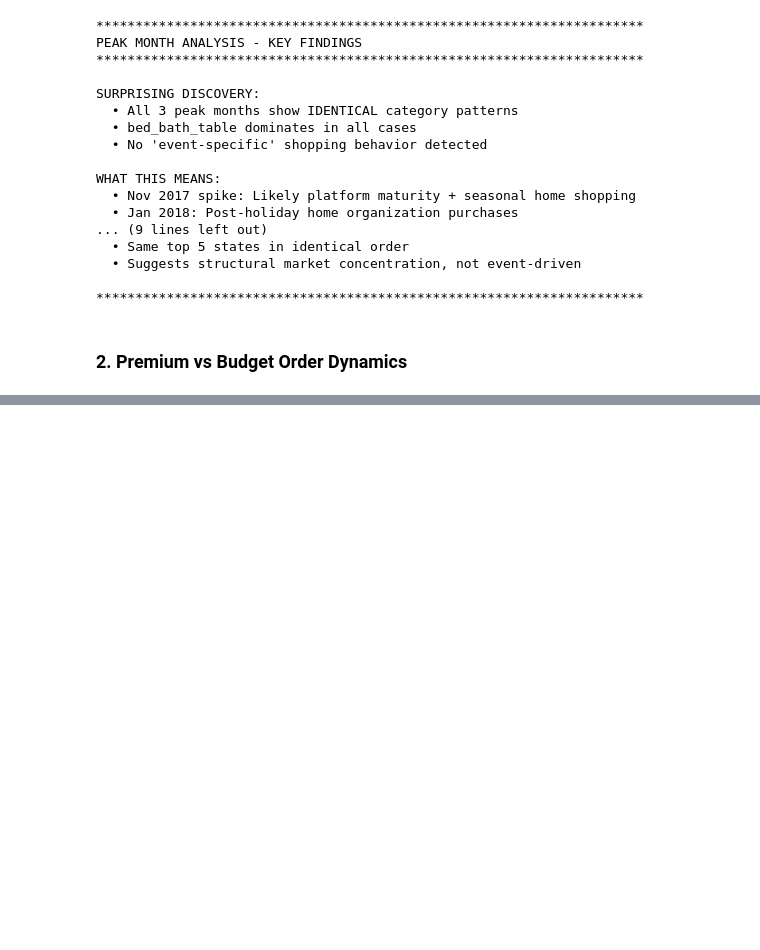
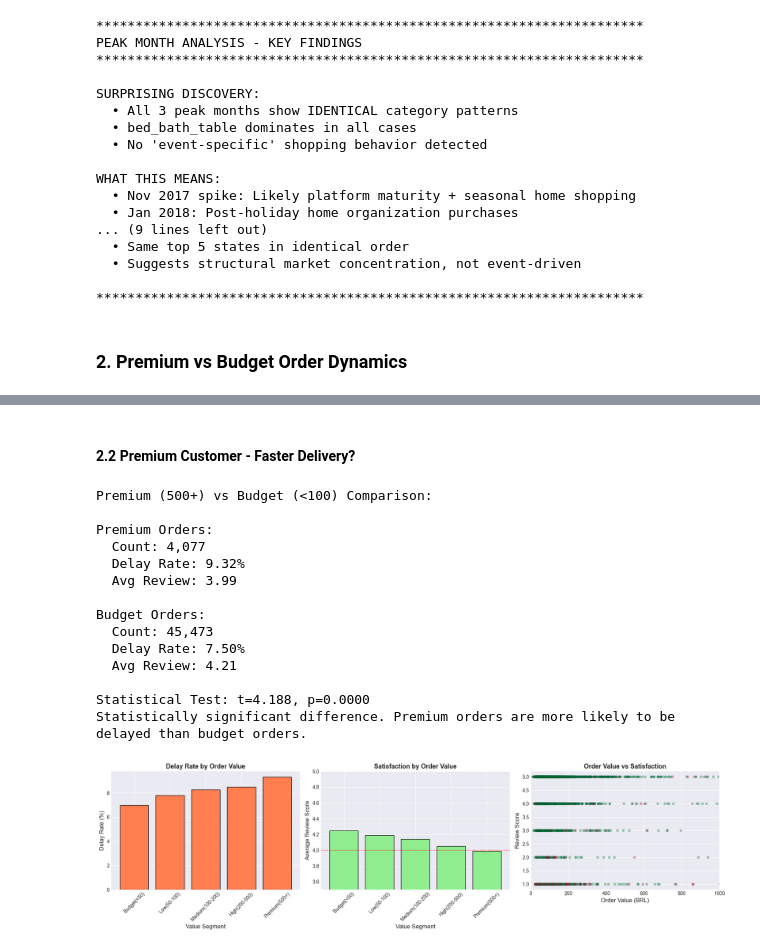
Before and after one commit to gnpthbalaji/ds_with_ai_capstone, a Jupyter notebook: notebooks/03_descriptive_analytics.ipynb, the cells around one changed output, grey strips where cells are left out. Drawn from its saved outputs; the diff is of its cells as text; code cells hidden in the pictures; blank space fills up the shorter version.

```diff
--- a/notebooks/03_descriptive_analytics.ipynb
+++ b/notebooks/03_descriptive_analytics.ipynb
@@ -379,0 +442,77 @@ WHAT THIS MEANS:
+# %% [markdown]
+#### 2.2 Premium Customer - Faster Delivery?
+# %%
+# Does Higher Value = Better Experience?
+premium = value_df[value_df['total_order_value'] >= 500]
+budget = value_df[value_df['total_order_value'] < 100]
+
+print("Premium (500+) vs Budget (<100) Comparison:")
+print(f"\nPremium Orders:")
+print(f"  Count: {len(premium):,}")
+print(f"  Delay Rate: {premium['is_delayed'].mean() * 100:.2f}%")
+print(f"  Avg Review: {premium['review_score'].mean():.2f}")
+
+print(f"\nBudget Orders:")
+print(f"  Count: {len(budget):,}")
+print(f"  Delay Rate: {budget['is_delayed'].mean() * 100:.2f}%")
+print(f"  Avg Review: {budget['review_score'].mean():.2f}")
+
+# T-test
+t_stat, p_value = stats.ttest_ind(premium['is_delayed'], budget['is_delayed'])
+print(f"\nStatistical Test: t={t_stat:.3f}, p={p_value:.4f}")
+if p_value < 0.05:
+    print("Statistically significant difference. Premium orders are more likely to be delayed than budget orders.")
+else:
+    print("No significant difference")
+
+
+# Visualization
+
+fig, axes = plt.subplots(1, 3, figsize=(18, 5))
+
+# Delay rates by segment
+axes[0].bar(segment_comparison.index, segment_comparison['Delay_Rate_%'],
+           color='coral', edgecolor='black')
+axes[0].set_xlabel('Value Segment', fontsize=12)
+axes[0].set_ylabel('Delay Rate (%)', fontsize=12)
+axes[0].set_title('Delay Rate by Order Value', fontsize=13, fontweight='bold')
+axes[0].tick_params(axis='x', rotation=45)
+
+# Review scores by segment
+axes[1].bar(segment_comparison.index, segment_comparison['Avg_Review_Score'],
+           color='lightgreen', edgecolor='black')
+axes[1].axhline(4.0, color='red', linestyle='--', linewidth=1, alpha=0.7)
+axes[1].set_xlabel('Value Segment', fontsize=12)
+axes[1].set_ylabel('Average Review Score', fontsize=12)
+axes[1].set_title('Satisfaction by Order Value', fontsize=13, fontweight='bold')
+axes[1].tick_params(axis='x', rotation=45)
+axes[1].set_ylim(3.5, 5.0)
+
+# Scatter: value vs review
+sample = value_df.sample(min(3000, len(value_df)), random_state=42)
+axes[2].scatter(sample['total_order_value'], sample['review_score'],
+               alpha=0.3, s=20, c=sample['is_delayed'], cmap='RdYlGn_r')
+axes[2].set_xlabel('Order Value (BRL)', fontsize=12)
+axes[2].set_ylabel('Review Score', fontsize=12)
+axes[2].set_title('Order Value vs Satisfaction', fontsize=13, fontweight='bold')
+axes[2].set_xlim(0, 1000)
+
+plt.tight_layout()
+plt.savefig('../reports/figures/premium_vs_budget.png', dpi=300, bbox_inches='tight')
+plt.show()
+# %% [output]
+Premium (500+) vs Budget (<100) Comparison:
+
+Premium Orders:
+  Count: 4,077
+  Delay Rate: 9.32%
+  Avg Review: 3.99
+
+Budget Orders:
+  Count: 45,473
+  Delay Rate: 7.50%
+  Avg Review: 4.21
+
+Statistical Test: t=4.188, p=0.0000
+Statistically significant difference. Premium orders are more likely to be delayed than budget orders.
+[figure, added]
```
Also changed, not shown: parts of 24 cells of this notebook, 5 other files.
